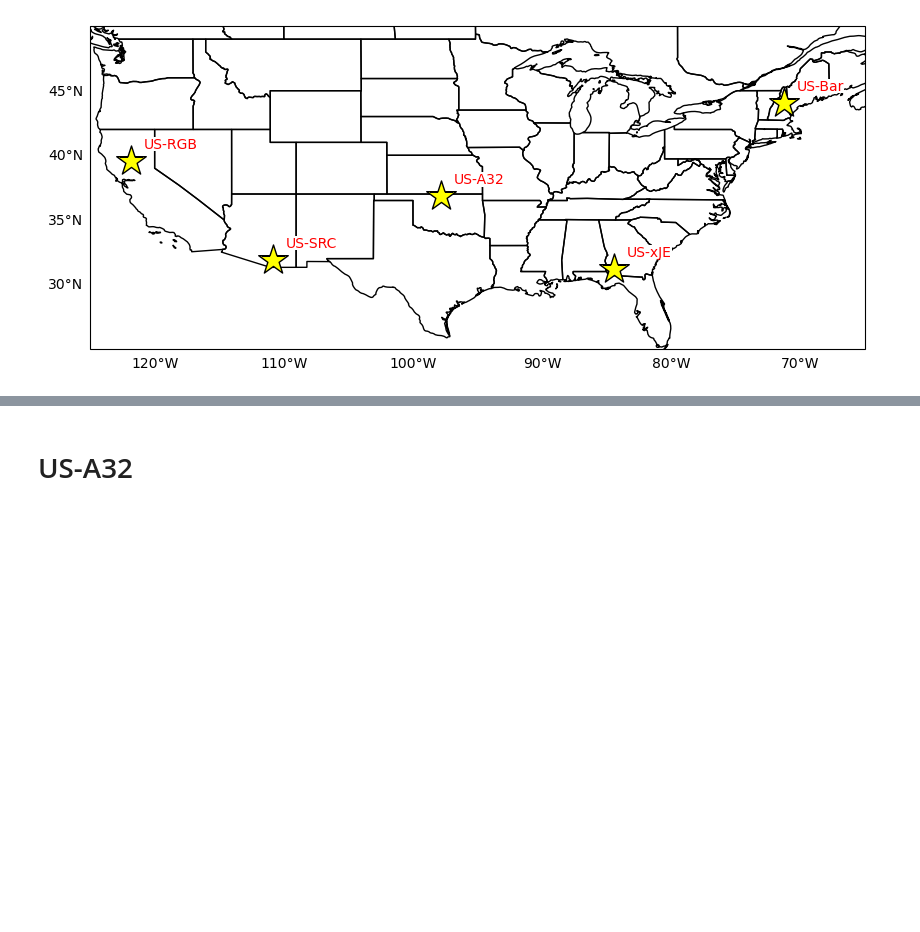
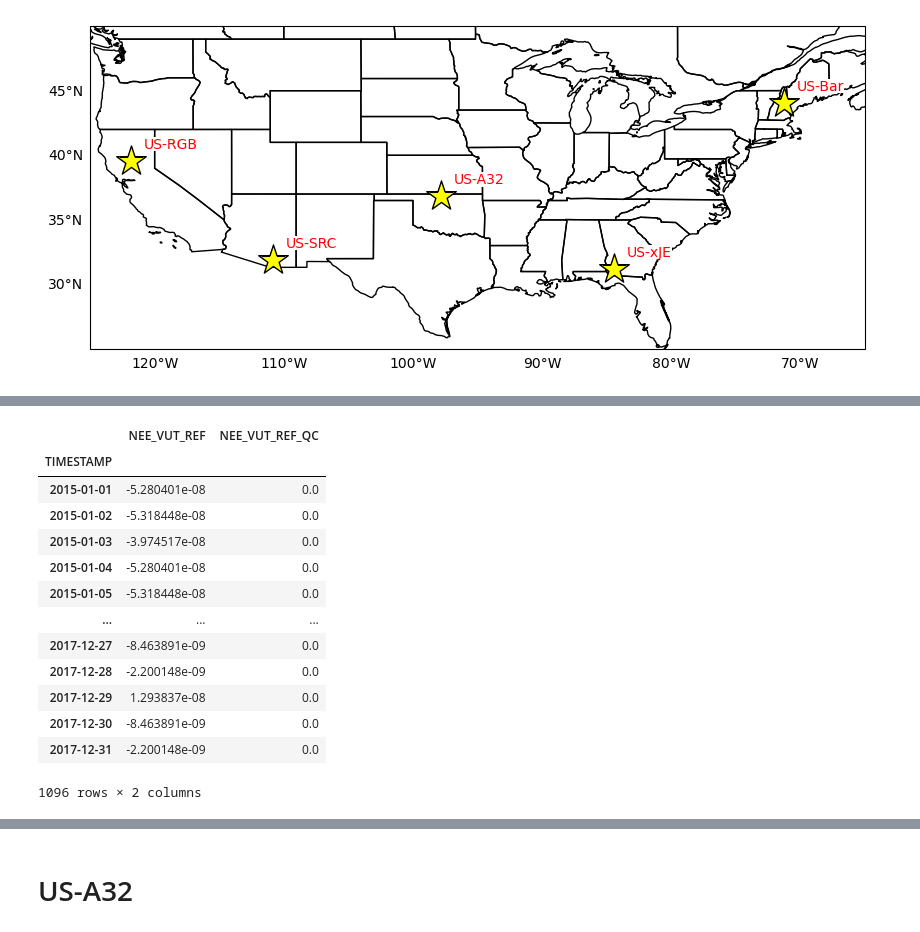
Before and after one commit to hannahzafar/FLUXNET-Model-comparison, a Jupyter notebook: comparison_DD.ipynb, the cells around one changed output, grey strips where cells are left out. Cells and saved outputs as stored; diff of their text form; code cells hidden in the pictures; blank space fills up the shorter version.

```diff
--- a/comparison_DD.ipynb
+++ b/comparison_DD.ipynb
@@ -197,0 +201,4 @@ site_subset = ['Site ID',
+# %%
+# Test of QC
+site_ID =  'US-A32'
+timedelta = 'DD'
@@ -197,0 +228,39 @@ site_subset = ['Site ID',
+# %%
+#import fluxnet
+site_lat = sites_meta.loc[sites_meta['Site ID'] == site_ID, 'Latitude (degrees)'].values
+site_lon = sites_meta.loc[sites_meta['Site ID'] == site_ID, 'Longitude (degrees)'].values
+
+filepath = 'ameriflux-data/'
+sel_file = get_single_match(filepath + 'AMF_' + site_ID + '_FLUXNET_SUBSET_*/AMF_' + site_ID + '_FLUXNET_SUBSET_' + timedelta + '_*.csv')
+
+fluxnet_sel = pd.read_csv(sel_file)
+
+# select subset of columns + convert to datetime objects
+fluxnet_sel_simple = fluxnet_sel.loc[:,['TIMESTAMP','NEE_VUT_REF','NEE_VUT_REF_QC']].copy()
+fluxnet_sel_simple['TIMESTAMP'] = pd.to_datetime(fluxnet_sel_simple['TIMESTAMP'],format='%Y%m%d')
+fluxnet_sel_simple = fluxnet_sel_simple.set_index('TIMESTAMP')
+
+# Convert units
+# FluxNet NEE_VUT_REF (umolCO2 m-2 s-1) to MiCASA (kgC m-2 s-1)
+fluxnet_sel_final = fluxnet_sel_simple.copy()
+fluxnet_sel_final['NEE_VUT_REF'] = fluxnet_sel_simple['NEE_VUT_REF']*1e-6*12.01*1e-3
+fluxnet_sel_final.name = 'FluxNET NEE (kgC m-2 s-1)'
+# %%
+# Quality flag for NEE_VUT_REF: fraction between 0-1, indicating percentage of measured and good quality gapfill data
+# Note that this is different from the quality flag for the HH data
+fluxnet_sel_final
+# %% [output]
+|  | NEE_VUT_REF | NEE_VUT_REF_QC |
+| TIMESTAMP |  |  |
+| 2015-01-01 | -5.280401e-08 | 0.0 |
+| 2015-01-02 | -5.318448e-08 | 0.0 |
+| 2015-01-03 | -3.974517e-08 | 0.0 |
+| 2015-01-04 | -5.280401e-08 | 0.0 |
+| 2015-01-05 | -5.318448e-08 | 0.0 |
+| ... | ... | ... |
+| 2017-12-27 | -8.463891e-09 | 0.0 |
+| 2017-12-28 | -2.200148e-09 | 0.0 |
+| 2017-12-29 | 1.293837e-08 | 0.0 |
+| 2017-12-30 | -8.463891e-09 | 0.0 |
+| 2017-12-31 | -2.200148e-09 | 0.0 |
+1096 rows × 2 columns
```
Also changed, not shown: parts of 10 cells of this notebook.
